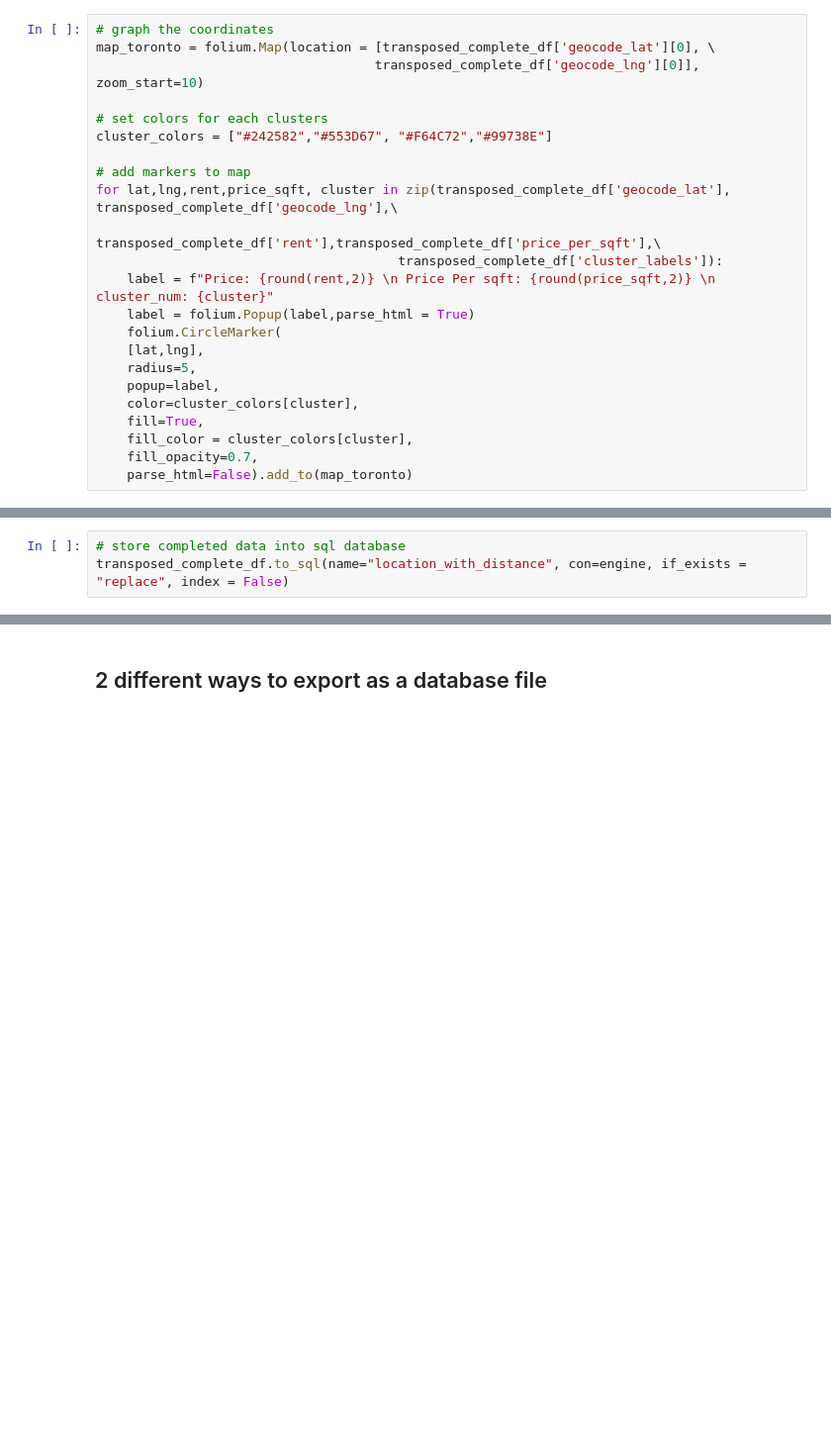
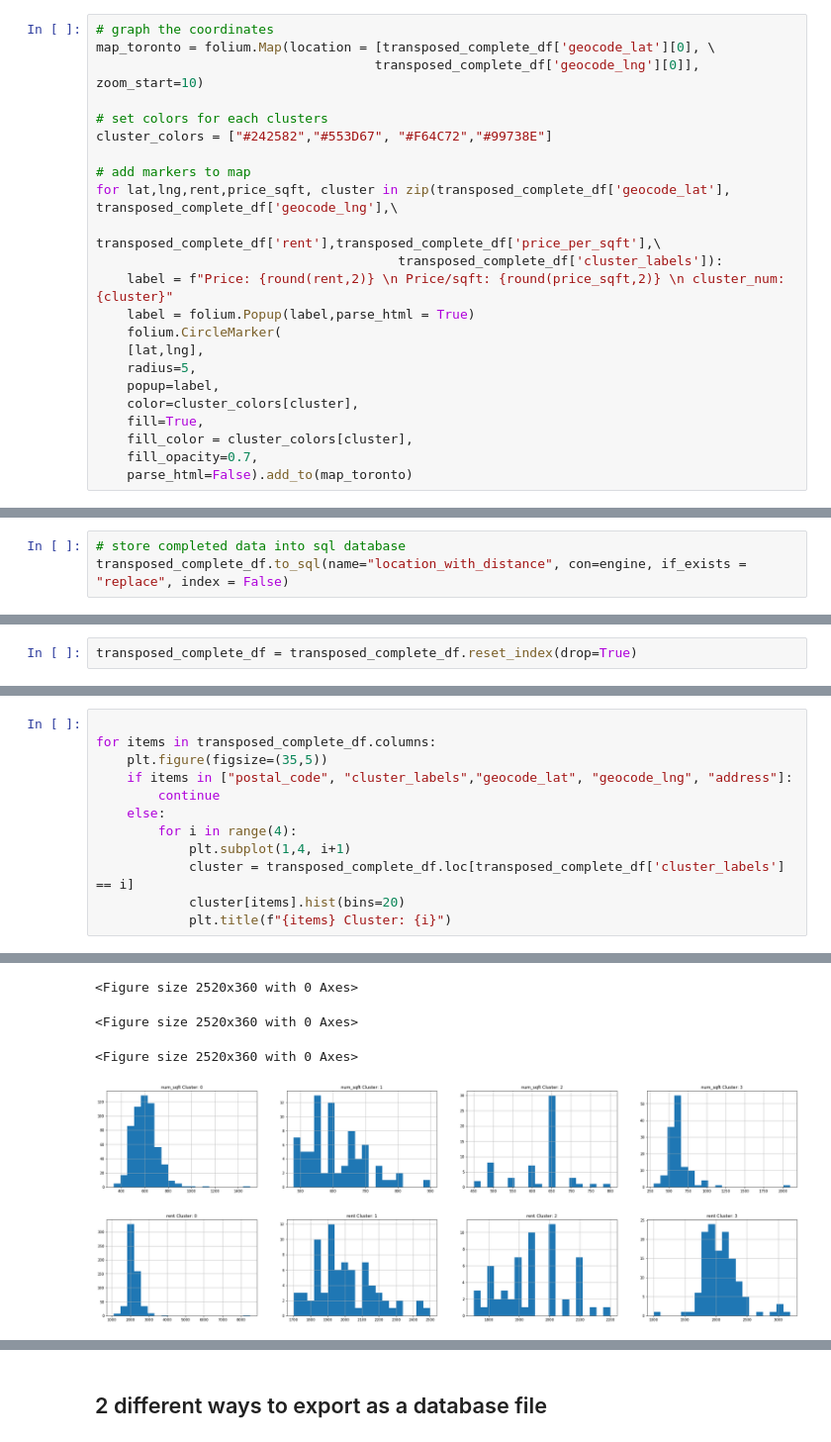
Before and after one commit to daniel8691/rental-housing-toronto, a Jupyter notebook: Toronto rental market.ipynb, the cells around one changed output, grey strips where cells are left out. Shown at 99% size. Cells and saved outputs as stored; diff of their text form; blank space fills up the shorter version.

```diff
--- a/Toronto rental market.ipynb
+++ b/Toronto rental market.ipynb
@@ -920,7 +920,7 @@ cluster_colors = ["#242582","#553D67", "#F64C72","#99738E"]
 for lat,lng,rent,price_sqft, cluster in zip(transposed_complete_df['geocode_lat'], transposed_complete_df['geocode_lng'],\
                                        transposed_complete_df['rent'],transposed_complete_df['price_per_sqft'],\
                                        transposed_complete_df['cluster_labels']):
-    label = f"Price: {round(rent,2)} \n Price Per sqft: {round(price_sqft,2)} \n cluster_num: {cluster}"
+    label = f"Price: {round(rent,2)} \n Price/sqft: {round(price_sqft,2)} \n cluster_num: {cluster}"
     label = folium.Popup(label,parse_html = True)
     folium.CircleMarker(
     [lat,lng],
@@ -970,3 +970,5 @@ pd.read_sql_query("SELECT * FROM location_with_distance LIMIT 5", connection)
 | 2 | M1H | 2 | 43.781661 | -79.245271 | 11 Lee Centre Drive, Toronto | 650.0 | 1950.0 | 1.0 | ... |
 | 3 | M1H | 2 | 43.780832 | -79.247346 | 8 Lee Centre Drive, Toronto | 650.0 | 1850.0 | 1.0 | ... |
 | 4 | M1H | 2 | 43.773869 | -79.249988 | 88 Grangeway Avenue, Toronto | 650.0 | 2000.0 | 1.0 | ... |
+# %%
+transposed_complete_df = transposed_complete_df.reset_index(drop=True)
@@ -972,0 +981,13 @@ pd.read_sql_query("SELECT * FROM location_with_distance LIMIT 5", connection)
+# %%
+
+for items in transposed_complete_df.columns:
+    plt.figure(figsize=(35,5))
+    if items in ["postal_code", "cluster_labels","geocode_lat", "geocode_lng", "address"]:
+        continue
+    else:
+        for i in range(4):
+            plt.subplot(1,4, i+1)
+            cluster = transposed_complete_df.loc[transposed_complete_df['cluster_labels'] == i]
+            cluster[items].hist(bins=20)
+            plt.title(f"{items} Cluster: {i}")
+# %% [output]
@@ -972,0 +996,5 @@ pd.read_sql_query("SELECT * FROM location_with_distance LIMIT 5", connection)
+<Figure size 2520x360 with 0 Axes>
+<Figure size 2520x360 with 0 Axes>
+<Figure size 2520x360 with 0 Axes>
+[figure, added]
+[figure, added]
```
Also changed, not shown: parts of 4 cells of this notebook, 4 other files.
